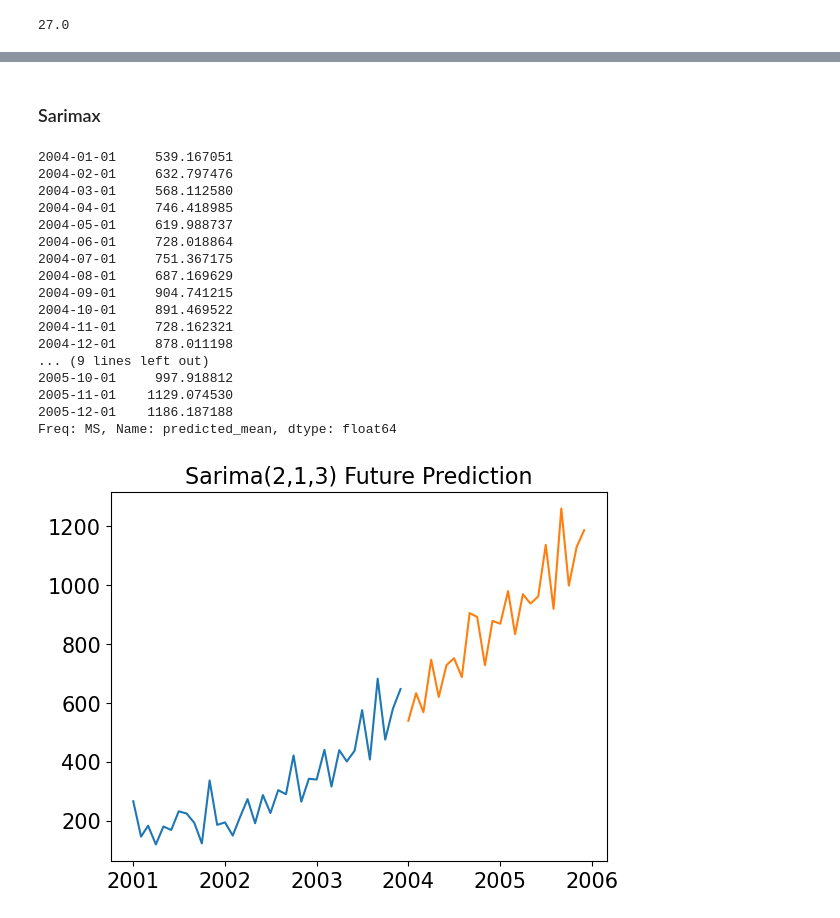
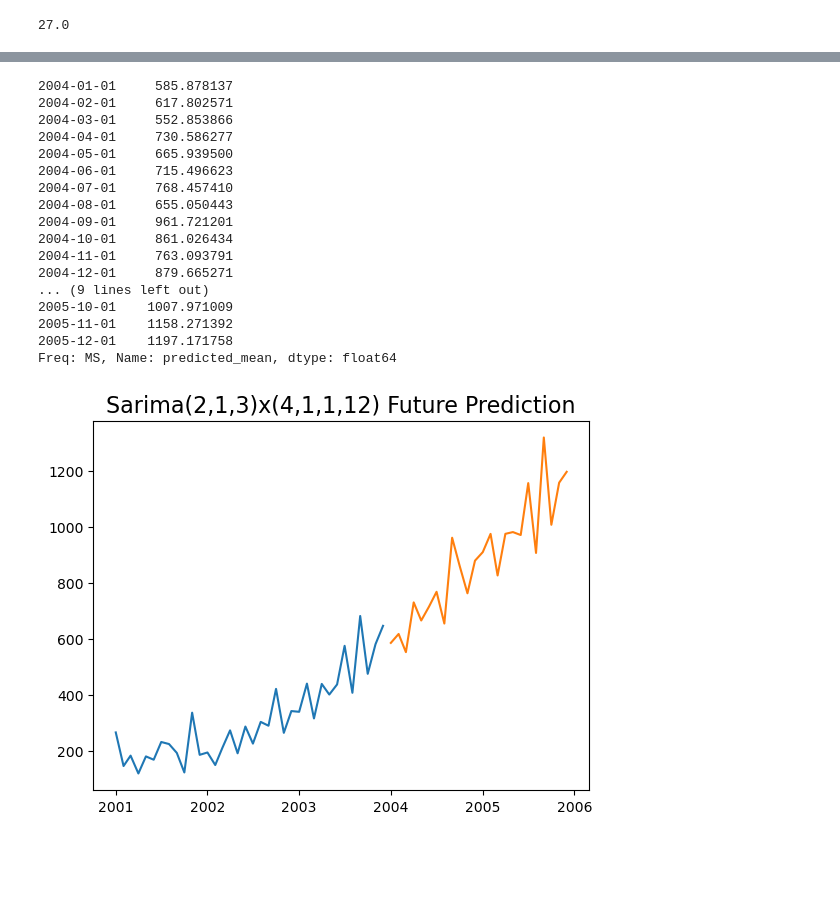
Before and after one commit to shiv0112/time_series_sales, a Jupyter notebook: notebooks/SARIMA model.ipynb, the cells around one changed output, grey strips where cells are left out. Cells and saved outputs as stored; diff of their text form; code cells hidden in the pictures; blank space fills up the shorter version.

Commit message:
SARIMA  done

```diff
--- a/notebooks/SARIMA model.ipynb
+++ b/notebooks/SARIMA model.ipynb
@@ -196,0 +120,11 @@ fig = sm.graphics.tsa.plot_pacf(data['Sales First Difference'].dropna(),lags=10,
+# %%
+from statsmodels.graphics.tsaplots import plot_acf, plot_pacf
+
+# Stationary data
+df['station'] = df.Sales - df.Sales.rolling(12).mean()
+
+fig, ax = plt.subplots(3, figsize=(12,6))
+x = (df.station.dropna() - df.station.dropna().shift(12)).dropna()
+ax[0] = plot_acf(x, ax=ax[0], lags=5)
+ax[1] = plot_pacf(x, ax=ax[1], lags=5)
+ax[2].plot(x)
@@ -389,5 +224,2 @@ df.tail()
 # %%
-model = ARIMA(df['Sales'], order=(2,1,3)).fit()
-
-predicted_autoARIMA = model.forecast(steps=24)
-predicted_autoARIMA
+model=sm.tsa.statespace.SARIMAX(df['Sales'],order=(2, 1, 3),seasonal_order=(4,1,1,12)).fit()
@@ -420,5 +225,0 @@ plt.grid()
-# %%
-model = ARIMA(df['Sales'], order=(3,1,2)).fit()
-
-predicted_autoARIMA = model.forecast(steps=24)
-predicted_autoARIMA
@@ -451,33 +226,29 @@ plt.grid()
-# %% [markdown]
-### Sarimax
-# %%
-model=sm.tsa.statespace.SARIMAX(df['Sales'],order=(2, 1, 3),seasonal_order=(2,1,3,12)).fit()
 # %%
 predicted_SARIMA = model.forecast(steps=24)
 predicted_SARIMA
 # %% [output]
-2004-01-01     539.167051
-2004-02-01     632.797476
-2004-03-01     568.112580
-2004-04-01     746.418985
-2004-05-01     619.988737
-2004-06-01     728.018864
-2004-07-01     751.367175
-2004-08-01     687.169629
-2004-09-01     904.741215
-2004-10-01     891.469522
-2004-11-01     728.162321
-2004-12-01     878.011198
+2004-01-01     585.878137
+2004-02-01     617.802571
+2004-03-01     552.853866
+2004-04-01     730.586277
+2004-05-01     665.939500
+2004-06-01     715.496623
+2004-07-01     768.457410
+2004-08-01     655.050443
+2004-09-01     961.721201
+2004-10-01     861.026434
+2004-11-01     763.093791
+2004-12-01     879.665271
 ... (9 lines left out)
-2005-10-01     997.918812
-2005-11-01    1129.074530
-2005-12-01    1186.187188
+2005-10-01    1007.971009
+2005-11-01    1158.271392
+2005-12-01    1197.171758
 Freq: MS, Name: predicted_mean, dtype: float64
 # %%
-plt.plot(df,label='Actual data')
+plt.plot(df['Sales'],label='Actual data')
 plt.plot(predicted_SARIMA,label='Predicted Data - ARIMA')
 plt.grid()
-plt.title('Sarima(2,1,3) Future Prediction')
+plt.title('Sarima(2,1,3)x(4,1,1,12) Future Prediction')
 plt.grid()
 # %% [output]
-[figure, old version]
+[figure, new version]
```
Also changed, not shown: parts of 50 cells of this notebook, 1 other file.
